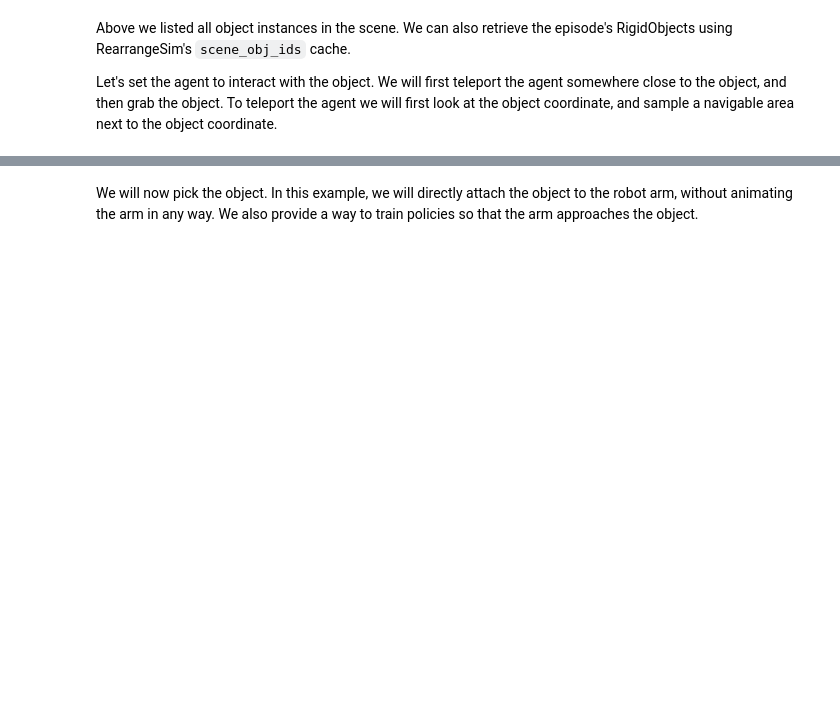
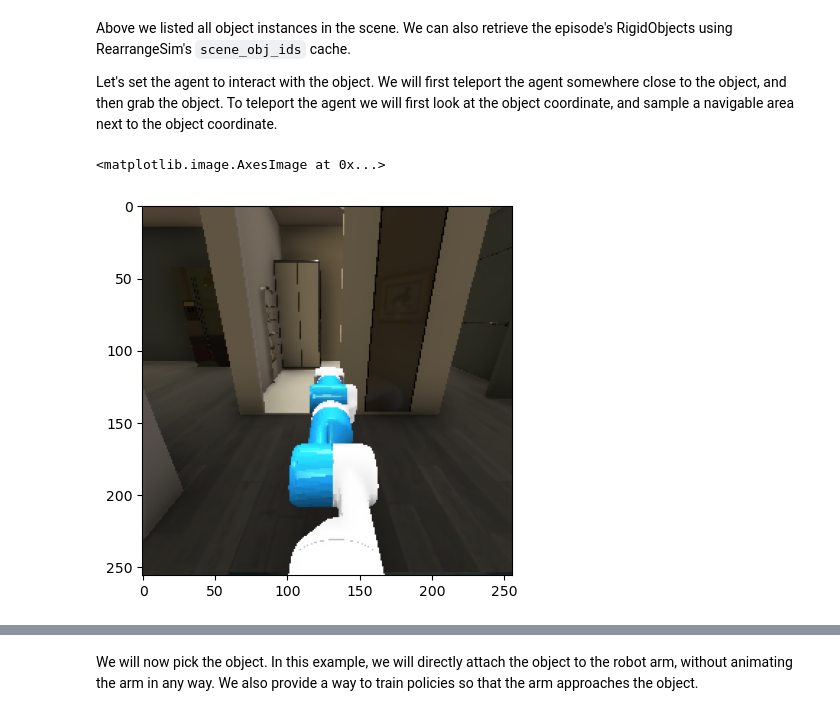
Before and after one commit to Team-Y-Computing-Systems-Lab/habitat-mas-slm, a Jupyter notebook: habitat-my-mas/examples-lab/tutorials/articulated_agents_tutorial.ipynb, the cells around one changed output, grey strips where cells are left out. Saved outputs shown, nothing was run; the diff lists cells and outputs as text; code cells hidden in the pictures; blank space fills up the shorter version.

```diff
--- a/habitat-my-mas/examples-lab/tutorials/articulated_agents_tutorial.ipynb
+++ b/habitat-my-mas/examples-lab/tutorials/articulated_agents_tutorial.ipynb
@@ -676,6 +700,12 @@ Above we listed all object instances in the scene. We can also retrieve the epis
 
 Let's set the agent to interact with the object. We will first teleport the agent somewhere close to the object, and then grab the object. To teleport the agent
 we will first look at the object coordinate, and sample a navigable area next to the object coordinate.
+# %%
+obs = sim.step({})
+plt.imshow(obs["head_rgb"])
+# %% [output]
+<matplotlib.image.AxesImage at 0x...>
+[figure, added]
 # %%
 sim.reset()
 art_agent.sim_obj.motion_type = MotionType.KINEMATIC
```
Also changed, not shown: parts of 27 cells of this notebook.
